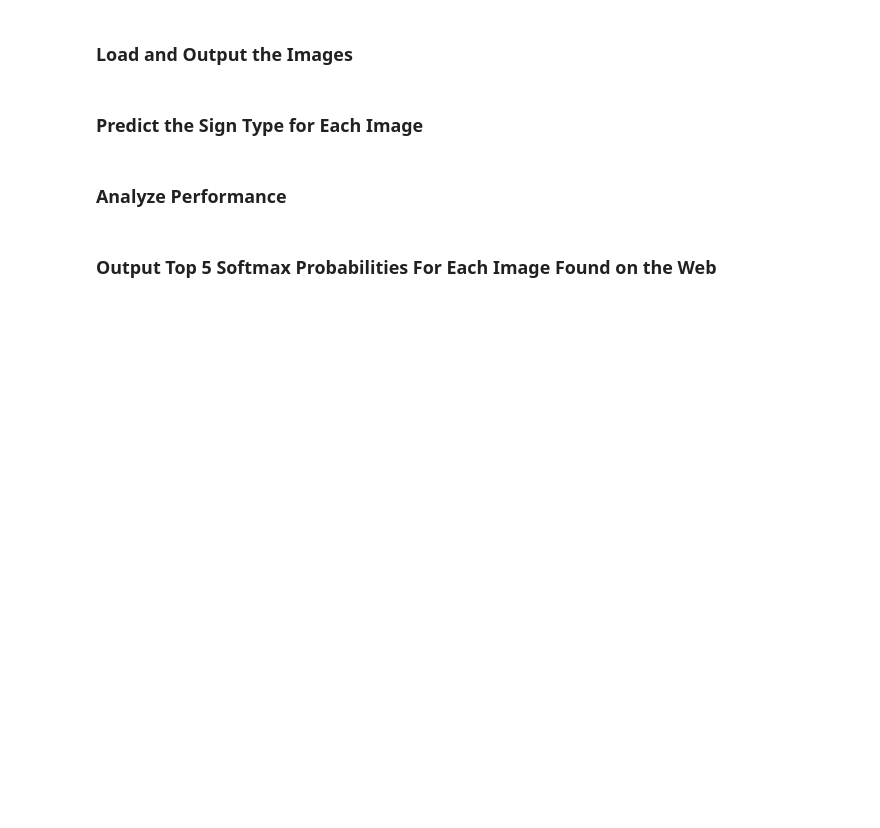
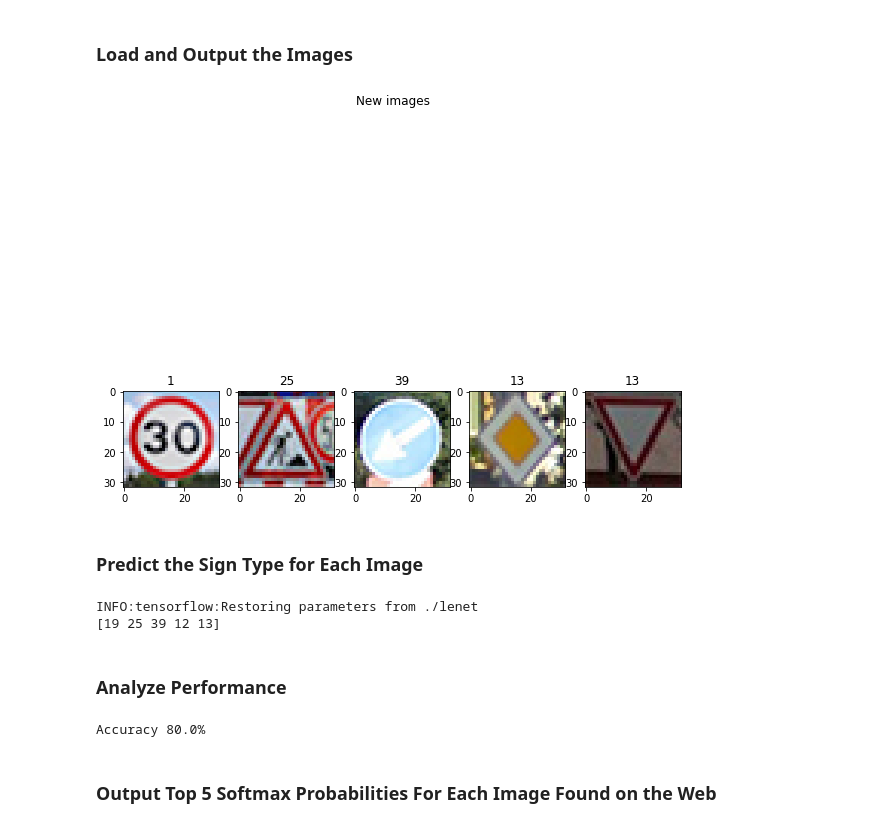
Before and after one commit to snicholas/CarND-Traffic-Sign-Classifier-Project, a Jupyter notebook: Traffic_Sign_Classifier.ipynb, the cells around one changed output. Saved outputs shown, nothing was run; the diff lists cells and outputs as text; code cells hidden in the pictures; blank space fills up the shorter version.

```diff
--- a/Traffic_Sign_Classifier.ipynb
+++ b/Traffic_Sign_Classifier.ipynb
@@ -122,6 +206,10 @@ Use the code cell (or multiple code cells, if necessary) to implement the first
 ### Preprocess the data here. It is required to normalize the data. Other preprocessing steps could include
 ### converting to grayscale, etc.
 ### Feel free to use as many code cells as needed.
+
+X_train = preprocess(X_train)
+X_valid = preprocess(X_valid)
+X_test = preprocess(X_test)
 # %% [markdown]
 ### Model Architecture
 # %%
@@ -140,0 +286,14 @@ sets imply underfitting. A high accuracy on the training set but low accuracy on
+# %%
+correct_prediction = tf.equal(tf.argmax(logits, 1), tf.argmax(one_hot_y, 1))
+accuracy_operation = tf.reduce_mean(tf.cast(correct_prediction, tf.float32))
+saver = tf.train.Saver()
+
+def evaluate(X_data, y_data):
+    num_examples = len(X_data)
+    total_accuracy = 0
+    sess = tf.get_default_session()
+    for offset in range(0, num_examples, BATCH_SIZE):
+        batch_x, batch_y = X_data[offset:offset+BATCH_SIZE], y_data[offset:offset+BATCH_SIZE]
+        accuracy = sess.run(accuracy_operation, feed_dict={x: batch_x, y: batch_y})
+        total_accuracy += (accuracy * len(batch_x))
+    return total_accuracy / num_examples
@@ -153,0 +358,30 @@ You may find `signnames.csv` useful as it contains mappings from the class id (i
+# %%
+### Load the images and plot them here.
+### Feel free to use as many code cells as needed.
+import matplotlib.image as mpimg
+import cv2
+newtest = np.zeros((5,32,32,3), dtype="uint8")
+for i in range(1,6):
+    newtest[i-1] = mpimg.imread(f'../data/0{i}.jpg')
+
+new_y = [1, 25, 39, 12, 13]
+
+fig, ((ax1, ax2, ax3, ax4, ax5)) = plt.subplots(1, 5, figsize=(10,10))
+fig.suptitle('New images')
+
+ax1.imshow(newtest[0])
+ax1.title.set_text(new_y[0])
+
+ax2.imshow(newtest[1])
+ax2.title.set_text(new_y[1])
+
+ax3.imshow(newtest[2])
+ax3.title.set_text(new_y[2])
+
+ax4.imshow(newtest[3])
+ax4.title.set_text(new_y[4])
+
+ax5.imshow(newtest[4])
+ax5.title.set_text(new_y[4])
+# %% [output]
+[figure, added]
@@ -157,11 +393,25 @@ You may find `signnames.csv` useful as it contains mappings from the class id (i
 ### Run the predictions here and use the model to output the prediction for each image.
 ### Make sure to pre-process the images with the same pre-processing pipeline used earlier.
 ### Feel free to use as many code cells as needed.
+preds=None
+top_5 = None
+with tf.Session() as sess:
+    saver.restore(sess, tf.train.latest_checkpoint('.'))
+    preds = sess.run(tf.argmax(logits,1), feed_dict={x: newtest})
+
+print(preds)
+# %% [output]
+INFO:tensorflow:Restoring parameters from ./lenet
+[19 25 39 12 13]
 # %% [markdown]
 ### Analyze Performance
 # %%
 ### Calculate the accuracy for these 5 new images.
 ### For example, if the model predicted 1 out of 5 signs correctly, it's 20% accurate on these new images.
+new_accuracy = (np.sum([1 for i in range(5) if preds[i]==new_y[i]])/5)*100
+print(f'Accuracy {new_accuracy}%')
+# %% [output]
+Accuracy 80.0%
 # %% [markdown]
 ### Output Top 5 Softmax Probabilities For Each Image Found on the Web
 # %% [markdown]
```
Also changed, not shown: parts of 13 cells of this notebook, 1 other file.
